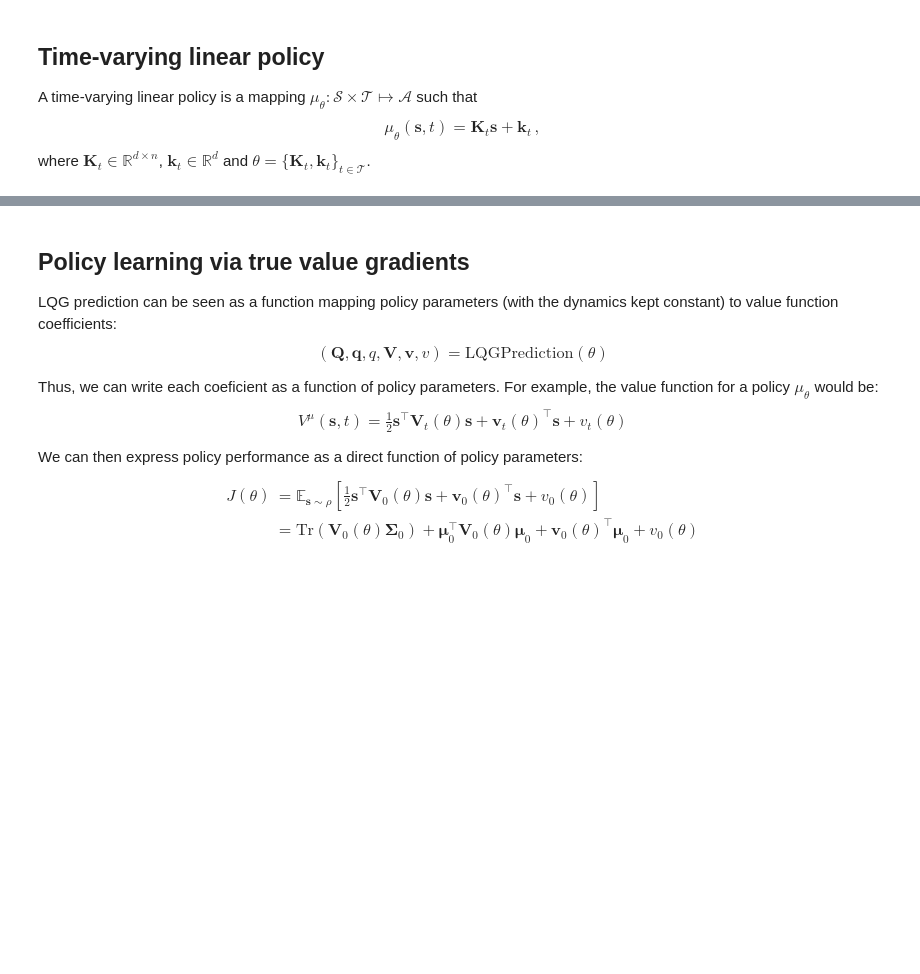
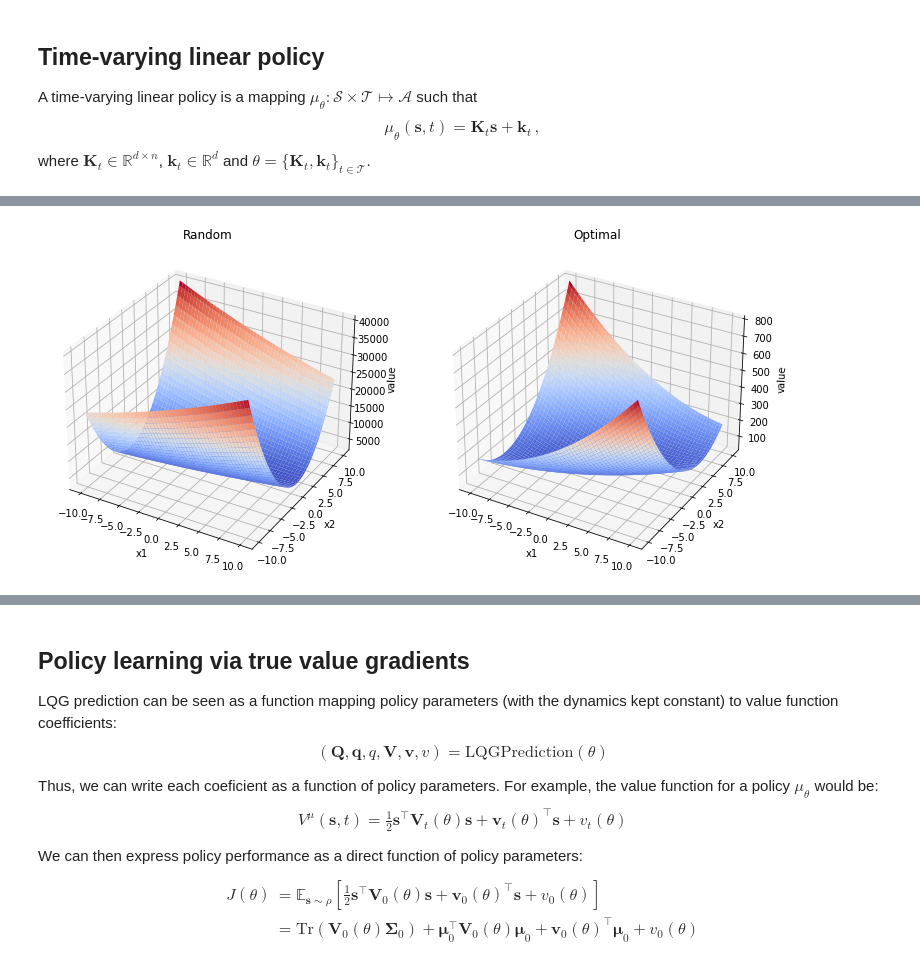
Before and after one commit to 0xangelo/LQSVG, a Jupyter notebook: experiments/true_svg.ipynb, the cells around one changed output, grey strips where cells are left out. Cells and saved outputs as stored; diff of their text form; code cells hidden in the pictures; blank space fills up the shorter version.

Commit message:
chore(experiments): ensure true SVG converges to optimal policy in 2D
Signed-off-by: Ângelo Lovatto <angelolovatto@gmail.com>

```diff
--- a/experiments/true_svg.ipynb
+++ b/experiments/true_svg.ipynb
@@ -151,8 +158,6 @@ def print_solution(policy, qval, vval):
     """
     )
 # %%
-generator.n_state = 2
-generator.n_ctrl = 2
 dynamics, cost, init = generator(n_batch=None)
 lqg_control = lqr.NamedLQGControl(
     generator.n_state, generator.n_ctrl, generator.horizon
@@ -241,5 +280,5 @@ def rand_policy(policy, rng):
 # %%
-policy = rand_policy(pistar, rng=generator._rng)
+policy = stabilizing_policy(dynamics, rng=generator._rng)
 
 _, vval = lqg_prediction(policy, dynamics, cost)
 vval_fn = ValueFn(vval)
@@ -257,13 +305,15 @@ print(
 # %%
-fig = plt.figure(figsize=[2 * 6.4, 4 * 4.8])
+fig = large_fig(cols = 2)
 ax = fig.add_subplot(1, 2, 1, projection="3d")
 vval_fn.plot_3d(ax, mean=init.mu)
-ax.set_title("Perturbed")
+ax.set_title("Random")
 
 ax = fig.add_subplot(1, 2, 2, projection="3d")
 vstar_fn.plot_3d(ax, mean=init.mu)
 ax.set_title("Optimal")
 
 # plt.savefig("navigation2d_value.png")
 plt.show()
+# %% [output]
+[figure, added]
 # %%
```
Also changed, not shown: parts of 20 cells of this notebook.
